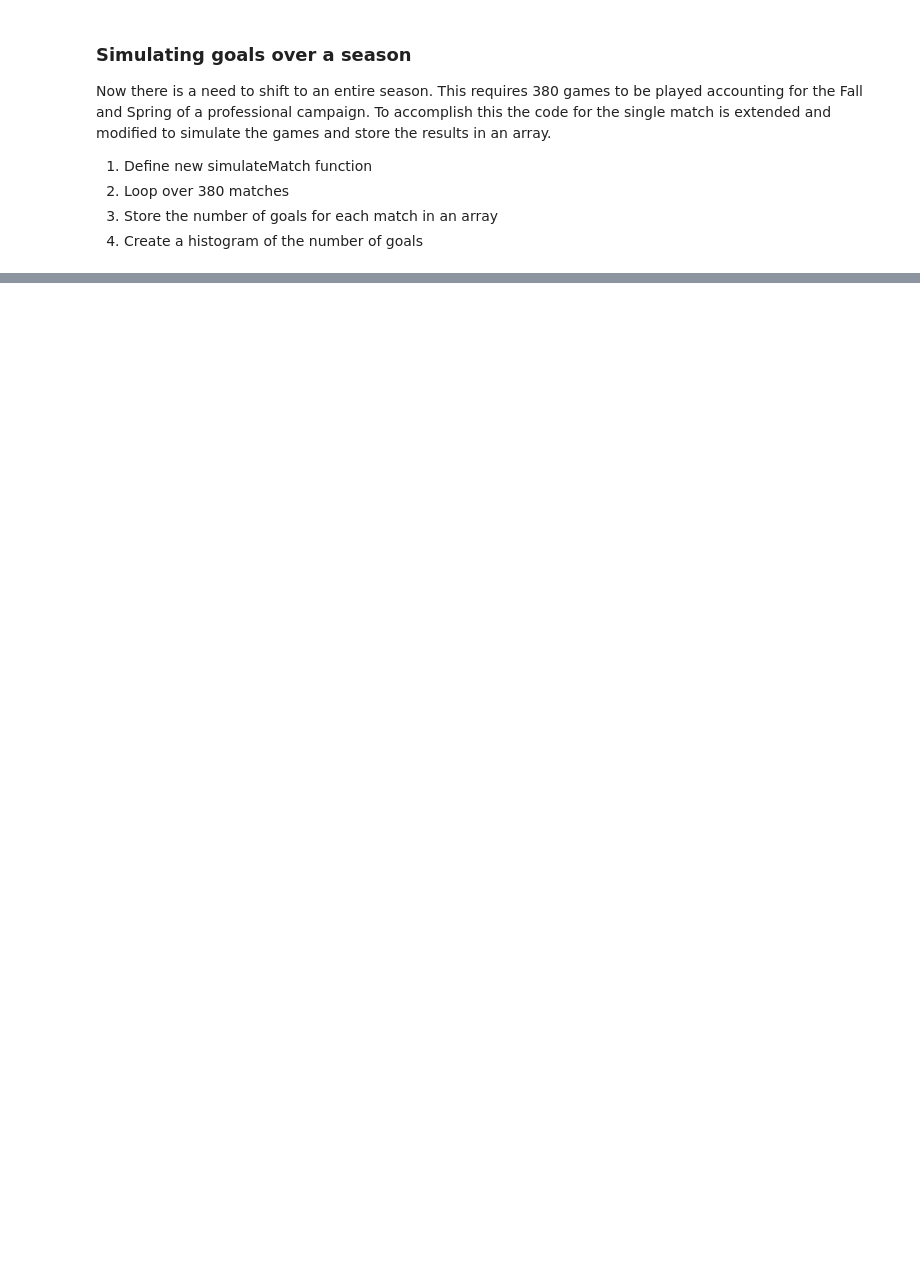
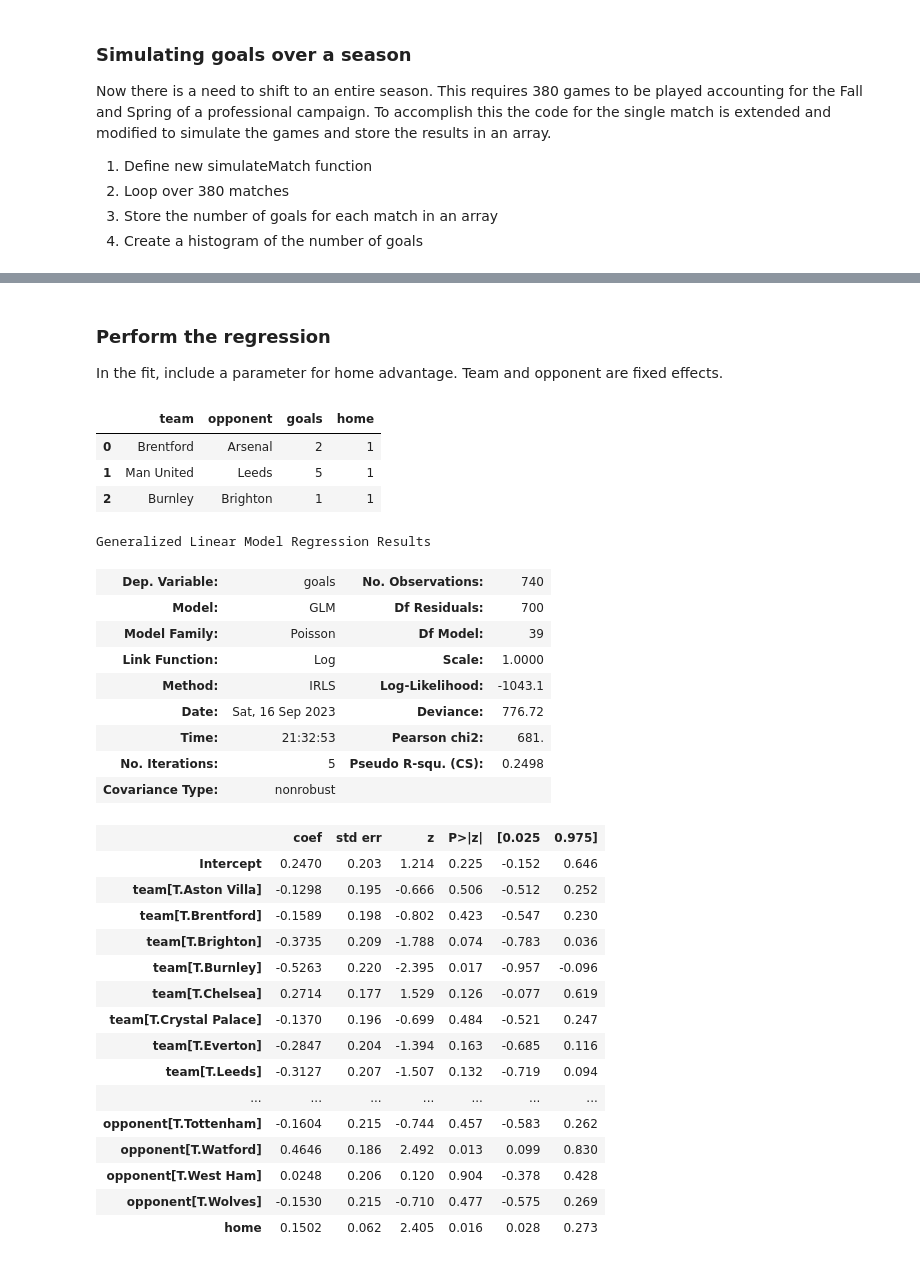
Before and after one commit to khoffLSU/footy_analytics, a Jupyter notebook: Simulating Matches.ipynb, the cells around one changed output, grey strips where cells are left out. Cells and saved outputs as stored; diff of their text form; code cells hidden in the pictures; blank space fills up the shorter version.

```diff
--- a/Simulating Matches.ipynb
+++ b/Simulating Matches.ipynb
@@ -134,0 +150,12 @@ plt.show()
+# %%
+epl = pd.read_csv("https://www.football-data.co.uk/mmz4281/2122/E0.csv")
+ep = (epl[['HomeTeam','AwayTeam','FTHG','FTAG']]
+      .rename(columns={'FTHG': 'HomeGoals', 'FTAG': 'AwayGoals'})
+     )
+# %%
+epl = (epl
+       .rename(columns={'FTHG': 'HomeGoals', 'FTAG': 'AwayGoals'})
+       [:-10]
+      )
+
+epl.mean(numeric_only=True)
@@ -134,0 +175,49 @@ plt.show()
+# %% [markdown]
+### Perform the regression
+In the fit, include a parameter for home advantage. Team and opponent are fixed effects.
+# %%
+goal_model_data = (pd.concat([epl[['HomeTeam','AwayTeam','HomeGoals']]
+                              .assign(home=1)
+                              .rename(columns={'HomeTeam':'team', 'AwayTeam':'opponent','HomeGoals':'goals'}),
+                             epl[['AwayTeam','HomeTeam','AwayGoals']]
+                              .assign(home=0)
+                              .rename(columns={'AwayTeam':'team', 'HomeTeam':'opponent','AwayGoals':'goals'})])
+                  )
+# %%
+goal_model_data.head(3)
+# %% [output]
+|  | team | opponent | goals | home |
+| 0 | Brentford | Arsenal | 2 | 1 |
+| 1 | Man United | Leeds | 5 | 1 |
+| 2 | Burnley | Brighton | 1 | 1 |
+# %%
+poisson_model = smf.glm(formula="goals ~ home + team + opponent", data=goal_model_data,
+                        family=sm.families.Poisson()).fit()
+poisson_model.summary()
+# %% [output]
+Generalized Linear Model Regression Results
+| Dep. Variable: | goals | No. Observations: | 740 |
+| Model: | GLM | Df Residuals: | 700 |
+| Model Family: | Poisson | Df Model: | 39 |
+| Link Function: | Log | Scale: | 1.0000 |
+| Method: | IRLS | Log-Likelihood: | -1043.1 |
+| Date: | Sat, 16 Sep 2023 | Deviance: | 776.72 |
+| Time: | 21:32:53 | Pearson chi2: | 681. |
+| No. Iterations: | 5 | Pseudo R-squ. (CS): | 0.2498 |
+| Covariance Type: | nonrobust |  |  |
+|  | coef | std err | z | P>|z| | [0.025 | 0.975] |
+| Intercept | 0.2470 | 0.203 | 1.214 | 0.225 | -0.152 | 0.646 |
+| team[T.Aston Villa] | -0.1298 | 0.195 | -0.666 | 0.506 | -0.512 | 0.252 |
+| team[T.Brentford] | -0.1589 | 0.198 | -0.802 | 0.423 | -0.547 | 0.230 |
+| team[T.Brighton] | -0.3735 | 0.209 | -1.788 | 0.074 | -0.783 | 0.036 |
+| team[T.Burnley] | -0.5263 | 0.220 | -2.395 | 0.017 | -0.957 | -0.096 |
+| team[T.Chelsea] | 0.2714 | 0.177 | 1.529 | 0.126 | -0.077 | 0.619 |
+| team[T.Crystal Palace] | -0.1370 | 0.196 | -0.699 | 0.484 | -0.521 | 0.247 |
+| team[T.Everton] | -0.2847 | 0.204 | -1.394 | 0.163 | -0.685 | 0.116 |
+| team[T.Leeds] | -0.3127 | 0.207 | -1.507 | 0.132 | -0.719 | 0.094 |
+| ... | ... | ... | ... | ... | ... | ... |
+| opponent[T.Tottenham] | -0.1604 | 0.215 | -0.744 | 0.457 | -0.583 | 0.262 |
+| opponent[T.Watford] | 0.4646 | 0.186 | 2.492 | 0.013 | 0.099 | 0.830 |
+| opponent[T.West Ham] | 0.0248 | 0.206 | 0.120 | 0.904 | -0.378 | 0.428 |
+| opponent[T.Wolves] | -0.1530 | 0.215 | -0.710 | 0.477 | -0.575 | 0.269 |
+| home | 0.1502 | 0.062 | 2.405 | 0.016 | 0.028 | 0.273 |
```
Also changed, not shown: parts of 8 cells of this notebook.
